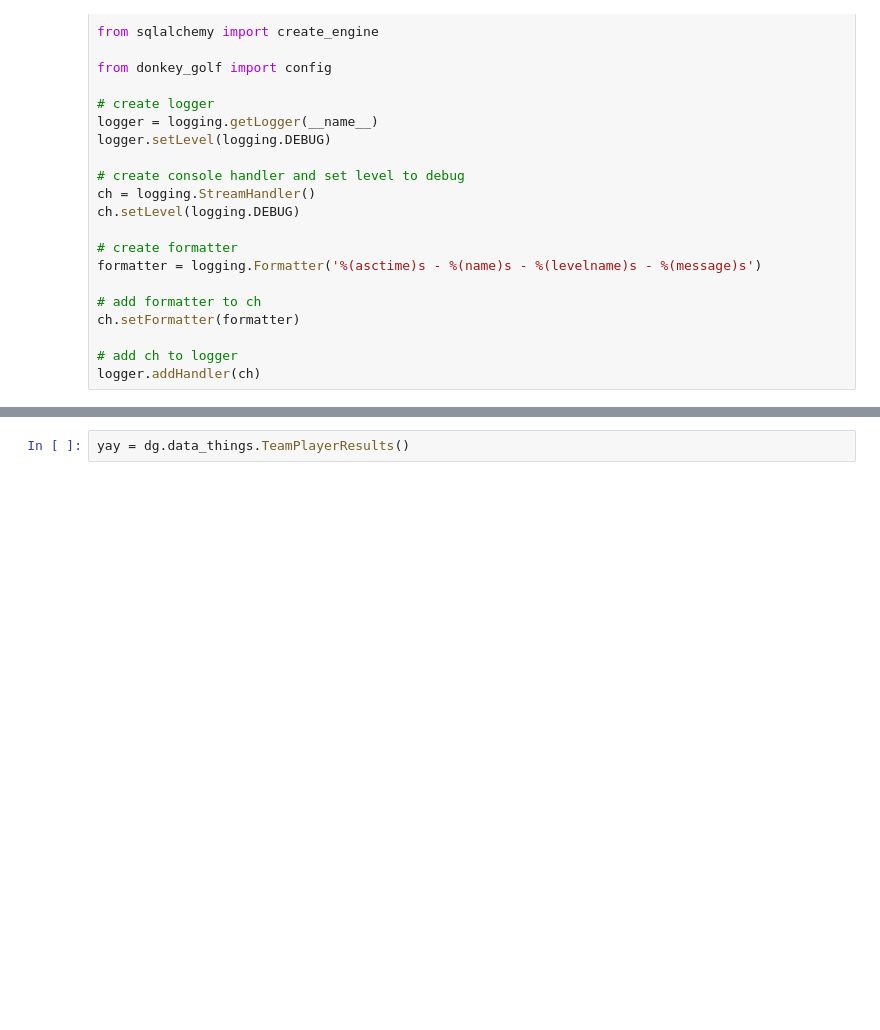
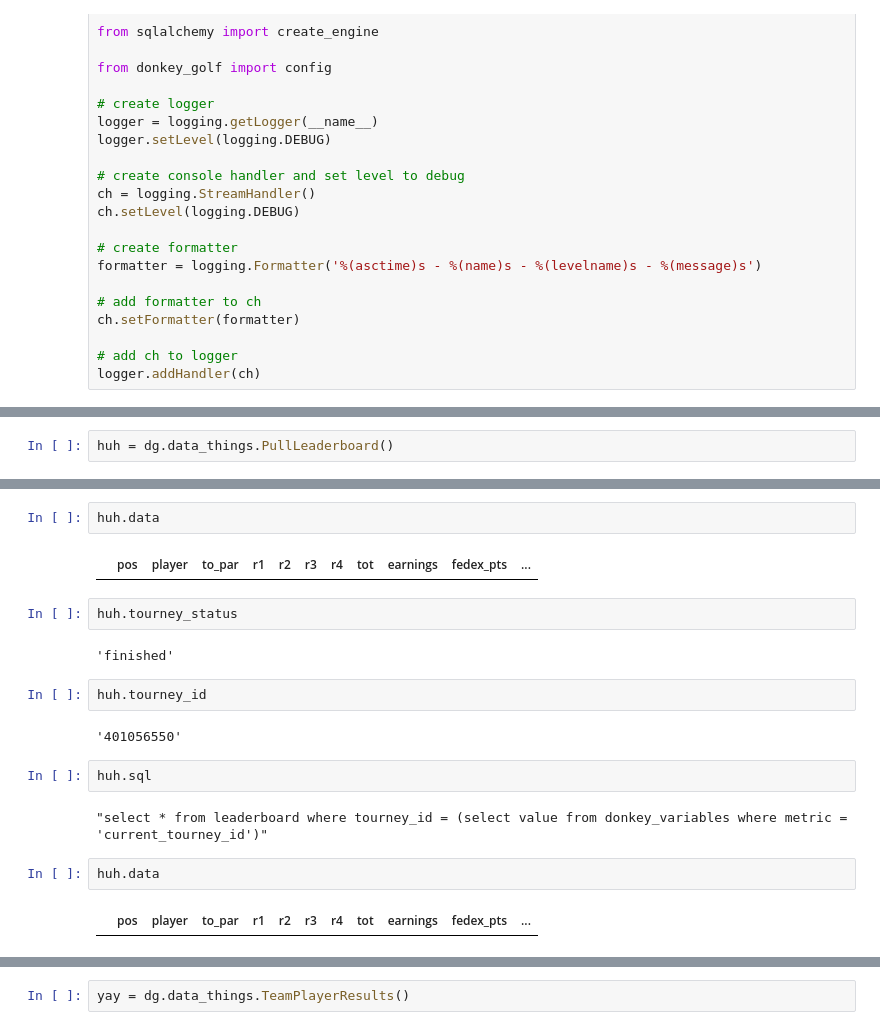
Before and after one commit to jbarton311/donkey_golf, a Jupyter notebook: jupyter_notebooks/class_testing.ipynb, the cells around one changed output, grey strips where cells are left out. Saved outputs shown, nothing was run; the diff lists cells and outputs as text; blank space fills up the shorter version.

```diff
--- a/jupyter_notebooks/class_testing.ipynb
+++ b/jupyter_notebooks/class_testing.ipynb
@@ -162,0 +38,2 @@ tp.data
+# %%
+huh = dg.data_things.PullLeaderboard()
@@ -162,0 +53,20 @@ tp.data
+# %%
+huh.data
+# %% [output]
+|  | pos | player | to_par | r1 | r2 | r3 | r4 | tot | earnings | fedex_pts | ... |
+# %%
+huh.tourney_status
+# %% [output]
+'finished'
+# %%
+huh.tourney_id
+# %% [output]
+'401056550'
+# %%
+huh.sql
+# %% [output]
+"select * from leaderboard where tourney_id = (select value from donkey_variables where metric = 'current_tourney_id')"
+# %%
+huh.data
+# %% [output]
+|  | pos | player | to_par | r1 | r2 | r3 | r4 | tot | earnings | fedex_pts | ... |
```
Also changed, not shown: parts of 35 cells of this notebook, 1 other file.
